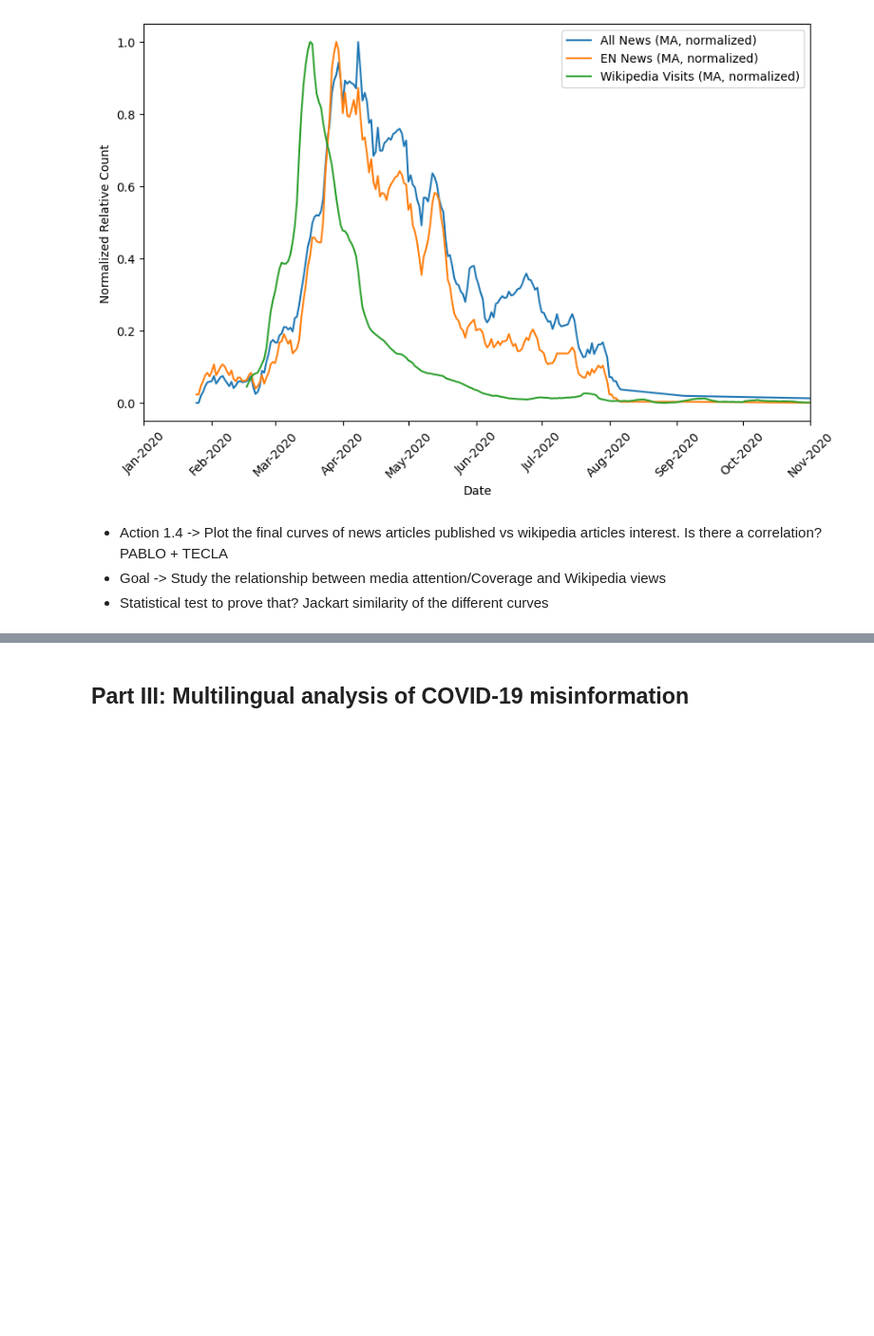
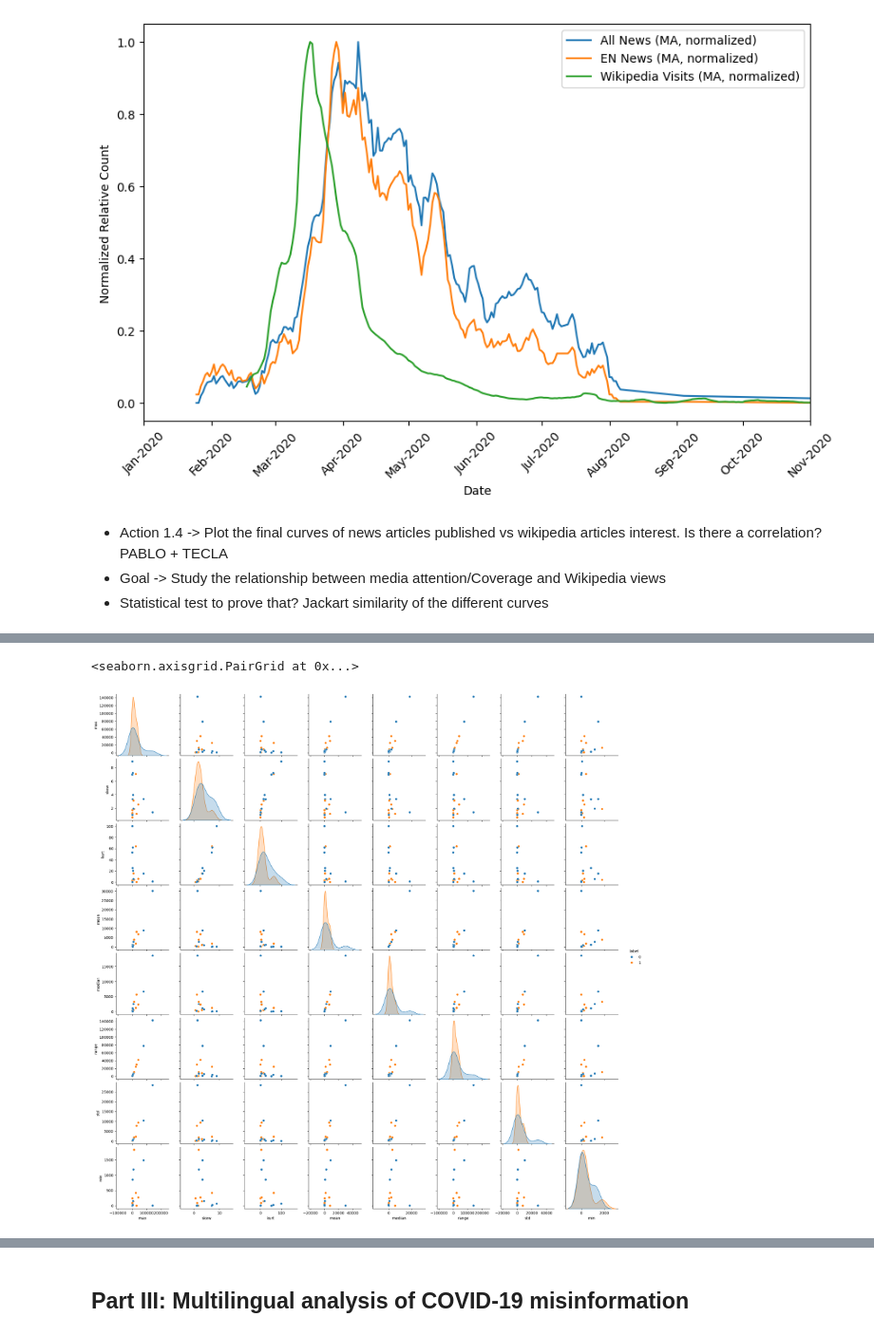
Before and after one commit to epfl-ada/ada-2023-project-thedogues1815, a Jupyter notebook: data_story.ipynb, the cells around one changed output, grey strips where cells are left out. Shown at 95% size. Cells and saved outputs as stored; diff of their text form; code cells hidden in the pictures; blank space fills up the shorter version.

```diff
--- a/data_story.ipynb
+++ b/data_story.ipynb
@@ -411,0 +466,41 @@ class wikiTopic:
+# %%
+labelOfKey = pd.DataFrame()
+labelOfKey["key"] = MMethod.keys()
+labelOfKey["label"] = MMethod.values()
+
+mean = []
+median = []
+std = []
+maxi = []
+mini = []
+stkew = []
+kurt = []
+range_val = []
+
+for current_DFViewMMethod in DFViewMMethod:
+
+    views_data = current_DFViewMMethod['views']
+
+    mean.append(np.mean(views_data))
+    median.append(np.median(views_data))
+    std.append(np.std(views_data))
+    maxi.append(np.max(views_data))
+    mini.append(np.min(views_data))
+    stkew.append(stats.skew(views_data))
+    kurt.append(stats.kurtosis(views_data))
+    range_val.append(np.ptp(views_data))  # Range
+
+
+labelOfKey["max"] = maxi
+labelOfKey["skew"] = stkew
+labelOfKey["kurt"] = kurt
+labelOfKey["mean"] = mean
+labelOfKey["median"] = median
+labelOfKey["range"] = range_val
+labelOfKey["std"] = std
+labelOfKey["min"] = mini
+# %%
+sns.pairplot(labelOfKey, hue="label")
+# %% [output]
+<seaborn.axisgrid.PairGrid at 0x...>
+[figure, added]
```
Also changed, not shown: parts of 20 cells of this notebook, 5 other files.
